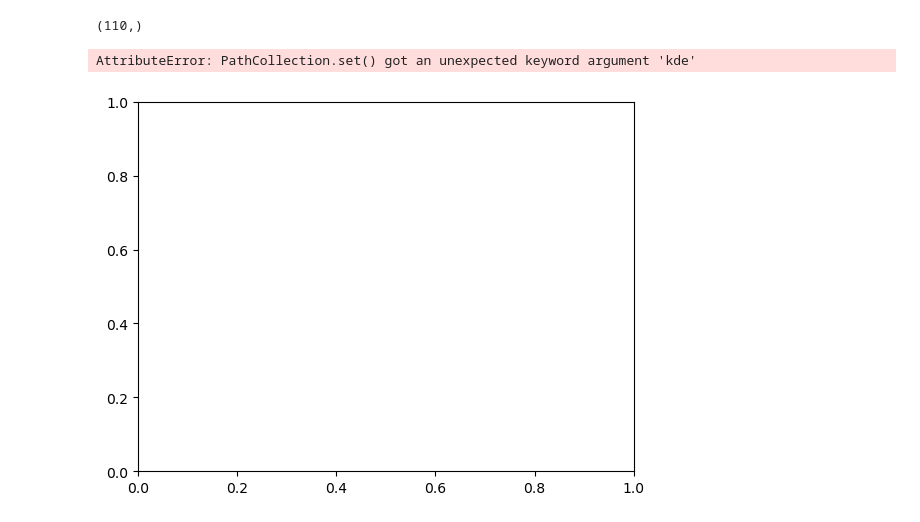
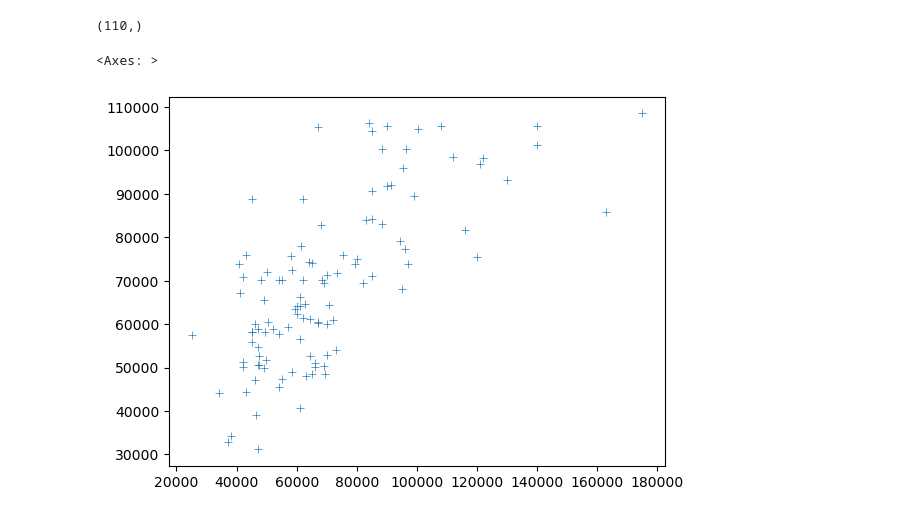
Before and after one commit to mobile-desk/data-science-and-machine-learning, a Jupyter notebook: ML/housing.ipynb, the cells around one changed output. Cells and saved outputs as stored; diff of their text form; code cells hidden in the pictures.

```diff
--- a/ML/housing.ipynb
+++ b/ML/housing.ipynb
@@ -293,7 +293,7 @@ y_test_arr.shape
 # %% [output]
 (110,)
 # %%
-sns.scatterplot(x = y_test_arr, y = y_pred, marker="+", kde=True)
+sns.scatterplot(x = y_test_arr, y = y_pred, marker="+")
 # %% [output]
-AttributeError: PathCollection.set() got an unexpected keyword argument 'kde'
+<Axes: >
-[figure, old version]
+[figure, new version]
```
Also changed, not shown: parts of 1 cell of this notebook.
